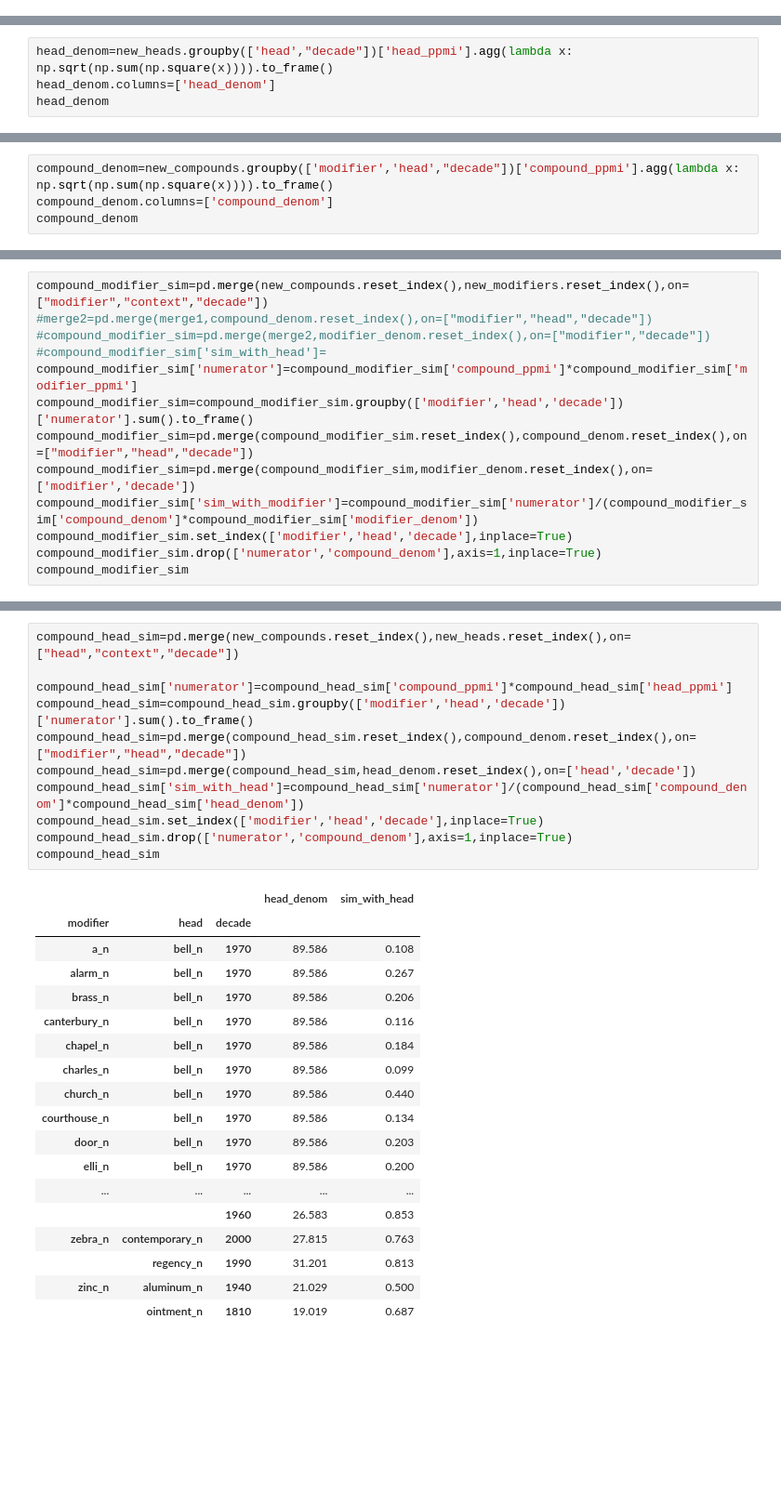
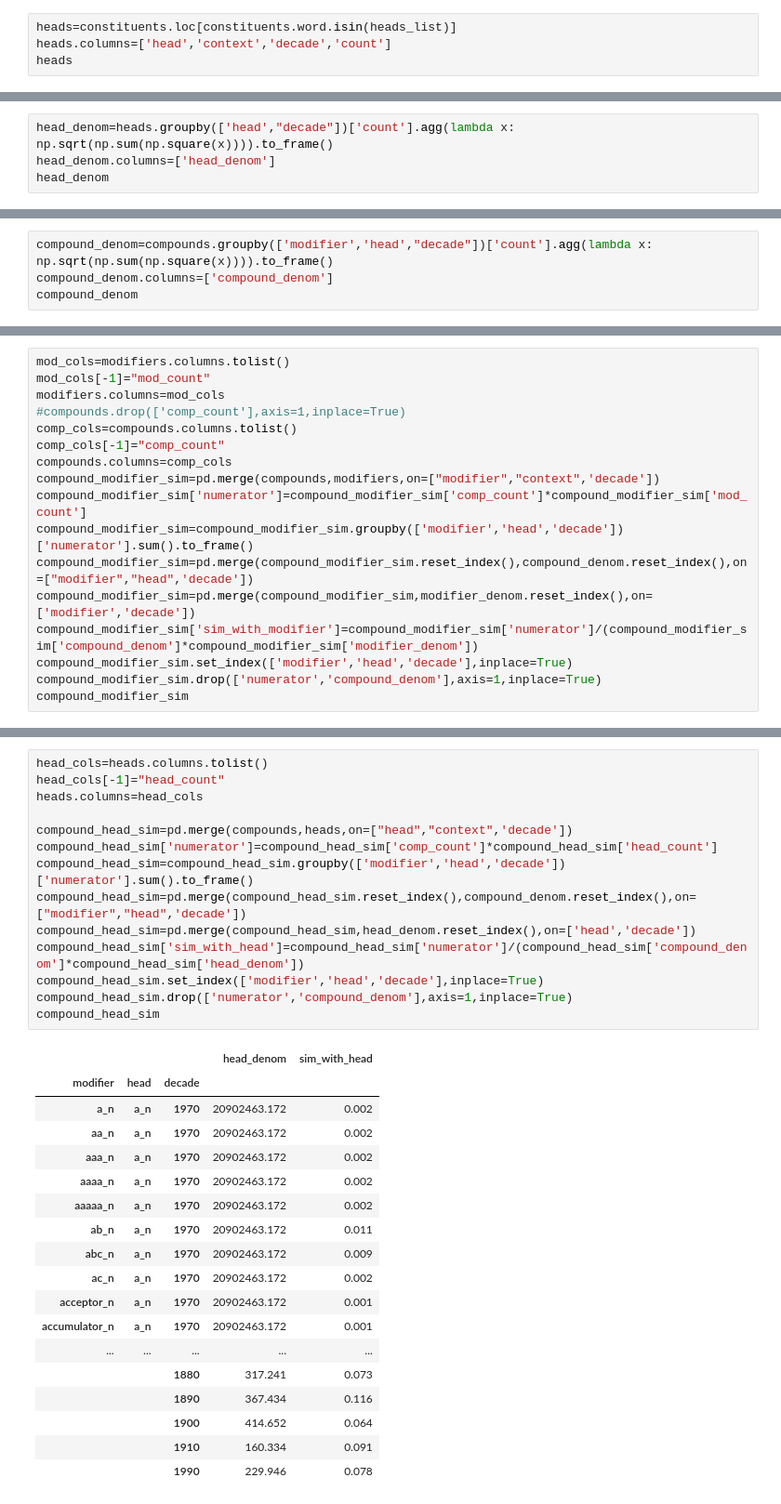
Before and after one commit to prajitdhar/Compounding, a Jupyter notebook: novel_compound_predictor/Preprocessing_semantic.ipynb, the cells around one changed output, grey strips where cells are left out. Shown at 93% size. Saved outputs shown, nothing was run; the diff lists cells and outputs as text; blank space fills up the shorter version.

```diff
--- a/novel_compound_predictor/Preprocessing_semantic.ipynb
+++ b/novel_compound_predictor/Preprocessing_semantic.ipynb
@@ -350,0 +132,4 @@ heads.to_csv("/data/dharp/compounding/datasets/heads_reduced.csv",sep="\t")
+# %%
+heads=constituents.loc[constituents.word.isin(heads_list)]
+heads.columns=['head','context','decade','count']
+heads
@@ -677,5 +295,5 @@ modifier_denom
 # %%
-head_denom=new_heads.groupby(['head',"decade"])['head_ppmi'].agg(lambda x: np.sqrt(np.sum(np.square(x)))).to_frame()
+head_denom=heads.groupby(['head',"decade"])['count'].agg(lambda x: np.sqrt(np.sum(np.square(x)))).to_frame()
 head_denom.columns=['head_denom']
 head_denom
 # %% [output]
@@ -701,5 +319,5 @@ head_denom
 # %%
-compound_denom=new_compounds.groupby(['modifier','head',"decade"])['compound_ppmi'].agg(lambda x: np.sqrt(np.sum(np.square(x)))).to_frame()
+compound_denom=compounds.groupby(['modifier','head',"decade"])['count'].agg(lambda x: np.sqrt(np.sum(np.square(x)))).to_frame()
 compound_denom.columns=['compound_denom']
 compound_denom
 # %% [output]
@@ -727,11 +343,15 @@ compound_denom
 # %%
-compound_modifier_sim=pd.merge(new_compounds.reset_index(),new_modifiers.reset_index(),on=["modifier","context","decade"])
-#merge2=pd.merge(merge1,compound_denom.reset_index(),on=["modifier","head","decade"])
-#compound_modifier_sim=pd.merge(merge2,modifier_denom.reset_index(),on=["modifier","decade"])
-#compound_modifier_sim['sim_with_head']=
-compound_modifier_sim['numerator']=compound_modifier_sim['compound_ppmi']*compound_modifier_sim['modifier_ppmi']
+mod_cols=modifiers.columns.tolist()
+mod_cols[-1]="mod_count"
+modifiers.columns=mod_cols
+#compounds.drop(['comp_count'],axis=1,inplace=True)
+comp_cols=compounds.columns.tolist()
+comp_cols[-1]="comp_count"
+compounds.columns=comp_cols
+compound_modifier_sim=pd.merge(compounds,modifiers,on=["modifier","context",'decade'])
+compound_modifier_sim['numerator']=compound_modifier_sim['comp_count']*compound_modifier_sim['mod_count']
 compound_modifier_sim=compound_modifier_sim.groupby(['modifier','head','decade'])['numerator'].sum().to_frame()
-compound_modifier_sim=pd.merge(compound_modifier_sim.reset_index(),compound_denom.reset_index(),on=["modifier","head","decade"])
+compound_modifier_sim=pd.merge(compound_modifier_sim.reset_index(),compound_denom.reset_index(),on=["modifier","head",'decade'])
 compound_modifier_sim=pd.merge(compound_modifier_sim,modifier_denom.reset_index(),on=['modifier','decade'])
 compound_modifier_sim['sim_with_modifier']=compound_modifier_sim['numerator']/(compound_modifier_sim['compound_denom']*compound_modifier_sim['modifier_denom'])
 compound_modifier_sim.set_index(['modifier','head','decade'],inplace=True)
@@ -782,30 +396,33 @@ _=compound_modifier_sim.hist(by= 'decade',column ='sim_with_modifier', figsize=(
 # %%
-compound_head_sim=pd.merge(new_compounds.reset_index(),new_heads.reset_index(),on=["head","context","decade"])
+head_cols=heads.columns.tolist()
+head_cols[-1]="head_count"
+heads.columns=head_cols
 
-compound_head_sim['numerator']=compound_head_sim['compound_ppmi']*compound_head_sim['head_ppmi']
+compound_head_sim=pd.merge(compounds,heads,on=["head","context",'decade'])
+compound_head_sim['numerator']=compound_head_sim['comp_count']*compound_head_sim['head_count']
 compound_head_sim=compound_head_sim.groupby(['modifier','head','decade'])['numerator'].sum().to_frame()
-compound_head_sim=pd.merge(compound_head_sim.reset_index(),compound_denom.reset_index(),on=["modifier","head","decade"])
+compound_head_sim=pd.merge(compound_head_sim.reset_index(),compound_denom.reset_index(),on=["modifier","head",'decade'])
 compound_head_sim=pd.merge(compound_head_sim,head_denom.reset_index(),on=['head','decade'])
 compound_head_sim['sim_with_head']=compound_head_sim['numerator']/(compound_head_sim['compound_denom']*compound_head_sim['head_denom'])
 compound_head_sim.set_index(['modifier','head','decade'],inplace=True)
 compound_head_sim.drop(['numerator','compound_denom'],axis=1,inplace=True)
 compound_head_sim
 # %% [output]
 |  |  |  | head_denom | sim_with_head |
 | modifier | head | decade |  |  |
-| a_n | bell_n | 1970 | 89.586 | 0.108 |
-| alarm_n | bell_n | 1970 | 89.586 | 0.267 |
-| brass_n | bell_n | 1970 | 89.586 | 0.206 |
-| canterbury_n | bell_n | 1970 | 89.586 | 0.116 |
-| chapel_n | bell_n | 1970 | 89.586 | 0.184 |
-| charles_n | bell_n | 1970 | 89.586 | 0.099 |
-| church_n | bell_n | 1970 | 89.586 | 0.440 |
-| courthouse_n | bell_n | 1970 | 89.586 | 0.134 |
-| door_n | bell_n | 1970 | 89.586 | 0.203 |
-| elli_n | bell_n | 1970 | 89.586 | 0.200 |
+| a_n | a_n | 1970 | 20902463.172 | 0.002 |
+| aa_n | a_n | 1970 | 20902463.172 | 0.002 |
+| aaa_n | a_n | 1970 | 20902463.172 | 0.002 |
+| aaaa_n | a_n | 1970 | 20902463.172 | 0.002 |
+| aaaaa_n | a_n | 1970 | 20902463.172 | 0.002 |
+| ab_n | a_n | 1970 | 20902463.172 | 0.011 |
+| abc_n | a_n | 1970 | 20902463.172 | 0.009 |
+| ac_n | a_n | 1970 | 20902463.172 | 0.002 |
+| acceptor_n | a_n | 1970 | 20902463.172 | 0.001 |
+| accumulator_n | a_n | 1970 | 20902463.172 | 0.001 |
 | ... | ... | ... | ... | ... |
-|  |  | 1960 | 26.583 | 0.853 |
-| zebra_n | contemporary_n | 2000 | 27.815 | 0.763 |
-|  | regency_n | 1990 | 31.201 | 0.813 |
-| zinc_n | aluminum_n | 1940 | 21.029 | 0.500 |
-|  | ointment_n | 1810 | 19.019 | 0.687 |
+|  |  | 1880 | 317.241 | 0.073 |
+|  |  | 1890 | 367.434 | 0.116 |
+|  |  | 1900 | 414.652 | 0.064 |
+|  |  | 1910 | 160.334 | 0.091 |
+|  |  | 1990 | 229.946 | 0.078 |
```
Also changed, not shown: parts of 92 cells of this notebook, 22 other files.
